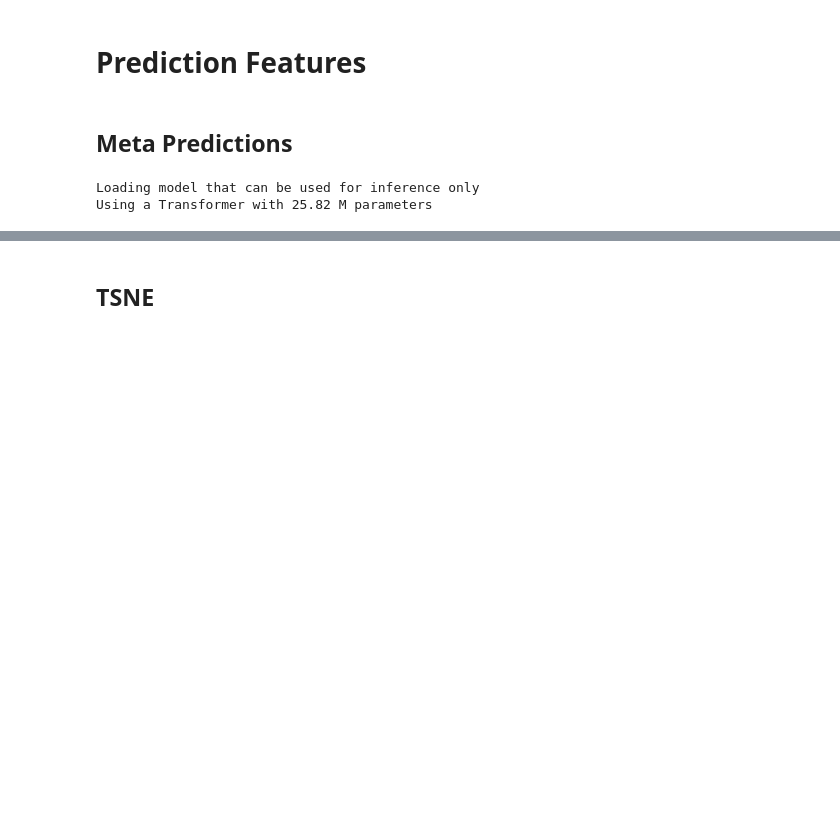
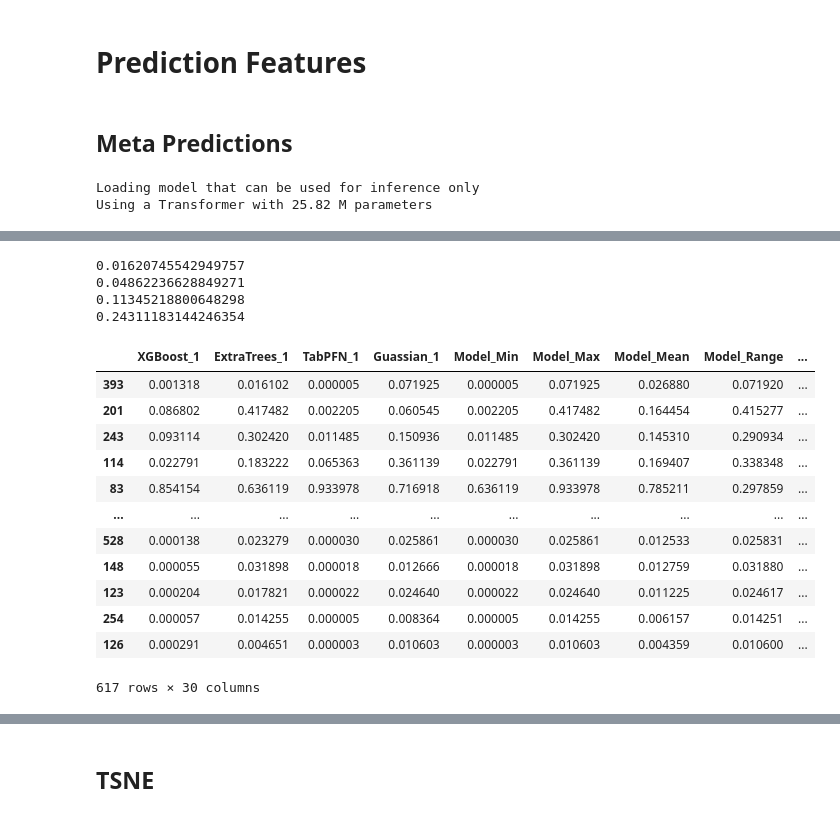
Before and after one commit to ClayGendron/icr-identify-age-related-conditions-kaggle, a Jupyter notebook: icr-gendron-2.ipynb, the cells around one changed output, grey strips where cells are left out. Drawn from its saved outputs; the diff is of its cells as text; code cells hidden in the pictures; blank space fills up the shorter version.

```diff
--- a/icr-gendron-2.ipynb
+++ b/icr-gendron-2.ipynb
@@ -71,3 +71,4 @@ train_df['Epsilon'] = pd.to_datetime(train_df['Epsilon'])
 train_df['Epsilon'] = train_df['Epsilon'].apply(lambda x: x.toordinal() - 734640)
 train_df.reset_index(drop = True, inplace = True)
 train_df = pd.concat([train_df, train_df_nan], axis = 0, ignore_index = True)
+train_df.columns = train_df.columns.str.strip()
@@ -168,11 +180,11 @@ transformer = PowerTransformer()
 normalizer = Normalizer()
 # %%
 prediction_cols = X_train.columns.to_list()
-skf = StratifiedKFold(n_splits = 10, random_state = random_seed, shuffle = True)
+skf = StratifiedKFold(n_splits = 8, random_state = random_seed, shuffle = True)
 meta_df = pd.DataFrame({})
-for i, (train_index, test_index) in enumerate(skf.split(X_train, y_train_alpha)):
+for i, (train_index, test_index) in enumerate(skf.split(X_train, y_train_gamma)):
     fold, oof = X_train.loc[train_index], X_train.loc[test_index]
-    fold_y, oof_y = y_train_class[train_index], y_train_class[test_index]
+    fold_y, oof_y = y_train_gamma[train_index], y_train_gamma[test_index]
 
     # oversample minority class
     fold, fold_y = ADASYN(random_state = random_seed).fit_resample(fold, fold_y)
@@ -191,16 +203,31 @@ for i, (train_index, test_index) in enumerate(skf.split(X_train, y_train_alpha))
     xgboost_predictions_df = model_fit_predict('XGBoost', xgboost_meta, fold, fold_y, oof, prediction_cols)
     xtree_predictions_df = model_fit_predict('ExtraTrees', xtree_meta, fold, fold_y, oof, prediction_cols)
     tabpfn_predictions_df = model_fit_predict('TabPFN', tabpfn_meta, fold, fold_y, oof, prediction_cols)
-    guassian_predictions_df = model_fit_predict('Guassian', guassian_meta, guassian_fold, fold_y, guassian_oof, prediction_cols)
+    # guassian_predictions_df = model_fit_predict('Guassian', guassian_meta, guassian_fold, fold_y, guassian_oof, prediction_cols)
 
     # combine predictions
-    predictions_df = pd.concat([xgboost_predictions_df, xtree_predictions_df, tabpfn_predictions_df, guassian_predictions_df], axis = 1)
+    predictions_df = pd.concat([xgboost_predictions_df, xtree_predictions_df, tabpfn_predictions_df], axis = 1)
     meta_df = pd.concat([meta_df, predictions_df])
 
 # add meta features
 meta_df.sort_index(inplace = True)
+
 meta_df['Model_Min'] = meta_df.min(axis = 1)
 meta_df['Model_Max'] = meta_df.max(axis = 1)
 meta_df['Model_Mean'] = meta_df.mean(axis = 1)
 meta_df['Model_Range'] = meta_df['Model_Max'] - meta_df['Model_Min']
+
+for col in meta_df.columns:
+    new_col = col + '_Binary'
+    meta_df[new_col] = meta_df[col].apply(lambda x: 1 if x > 0.5 else 0)
+
+meta_df['Model_Binary_Sum'] = meta_df[meta_df.columns[meta_df.columns.str.contains('Binary')]].sum(axis = 1)
+
+meta_df['XGBoost minus TabPFN'] = meta_df['XGBoost_1'] - meta_df['TabPFN_1']
+meta_df['XGBoost minus ExtraTrees'] = meta_df['XGBoost_1'] - meta_df['ExtraTrees_1']
+# meta_df['XGBoost minus Guassian'] = meta_df['XGBoost_1'] - meta_df['Guassian_1']
+meta_df['XGBoost x TabPFN'] = meta_df['XGBoost_1'] * meta_df['TabPFN_1']
+meta_df['XGBoost x ExtraTrees'] = meta_df['XGBoost_1'] * meta_df['ExtraTrees_1']
+# meta_df['XGBoost x Guassian'] = meta_df['XGBoost_1'] * meta_df['Guassian_1']
+
 X_train_meta = pd.concat([X_train, meta_df], axis = 1)
@@ -264,0 +316,26 @@ Log Loss: 0.3568740080792152
+# %%
+print(10 / len(meta_df))
+print(30 / len(meta_df))
+print(70 / len(meta_df))
+print(150 / len(meta_df))
+# %% [output]
+0.01620745542949757
+0.04862236628849271
+0.11345218800648298
+0.24311183144246354
+# %%
+meta_df.sort_values(by = 'Average Squared Error', ascending = False)
+# %% [output]
+|  | XGBoost_1 | ExtraTrees_1 | TabPFN_1 | Guassian_1 | Model_Min | Model_Max | Model_Mean | Model_Range | ... |
+| 393 | 0.001318 | 0.016102 | 0.000005 | 0.071925 | 0.000005 | 0.071925 | 0.026880 | 0.071920 | ... |
+| 201 | 0.086802 | 0.417482 | 0.002205 | 0.060545 | 0.002205 | 0.417482 | 0.164454 | 0.415277 | ... |
+| 243 | 0.093114 | 0.302420 | 0.011485 | 0.150936 | 0.011485 | 0.302420 | 0.145310 | 0.290934 | ... |
+| 114 | 0.022791 | 0.183222 | 0.065363 | 0.361139 | 0.022791 | 0.361139 | 0.169407 | 0.338348 | ... |
+| 83 | 0.854154 | 0.636119 | 0.933978 | 0.716918 | 0.636119 | 0.933978 | 0.785211 | 0.297859 | ... |
+| ... | ... | ... | ... | ... | ... | ... | ... | ... | ... |
+| 528 | 0.000138 | 0.023279 | 0.000030 | 0.025861 | 0.000030 | 0.025861 | 0.012533 | 0.025831 | ... |
+| 148 | 0.000055 | 0.031898 | 0.000018 | 0.012666 | 0.000018 | 0.031898 | 0.012759 | 0.031880 | ... |
+| 123 | 0.000204 | 0.017821 | 0.000022 | 0.024640 | 0.000022 | 0.024640 | 0.011225 | 0.024617 | ... |
+| 254 | 0.000057 | 0.014255 | 0.000005 | 0.008364 | 0.000005 | 0.014255 | 0.006157 | 0.014251 | ... |
+| 126 | 0.000291 | 0.004651 | 0.000003 | 0.010603 | 0.000003 | 0.010603 | 0.004359 | 0.010600 | ... |
+617 rows × 30 columns
```
Also changed, not shown: parts of 29 cells of this notebook, 5 other files.
